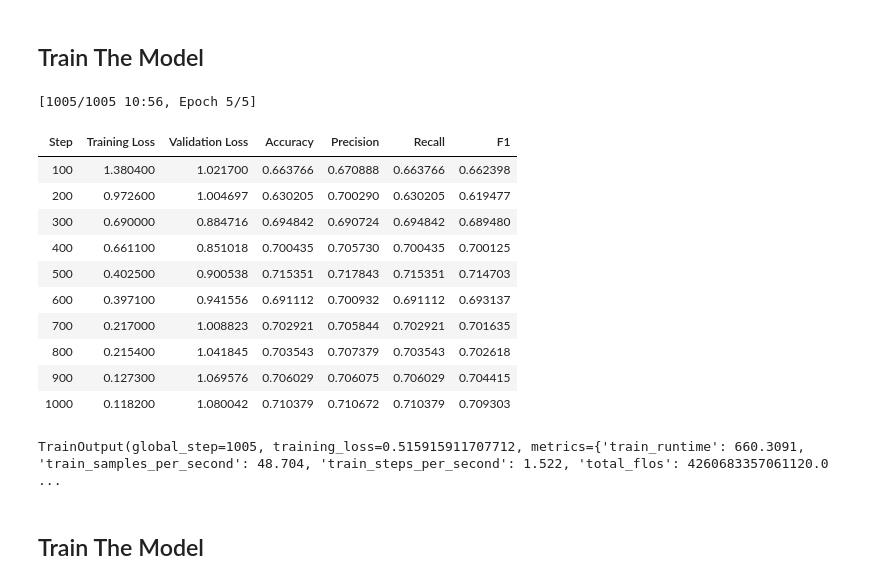
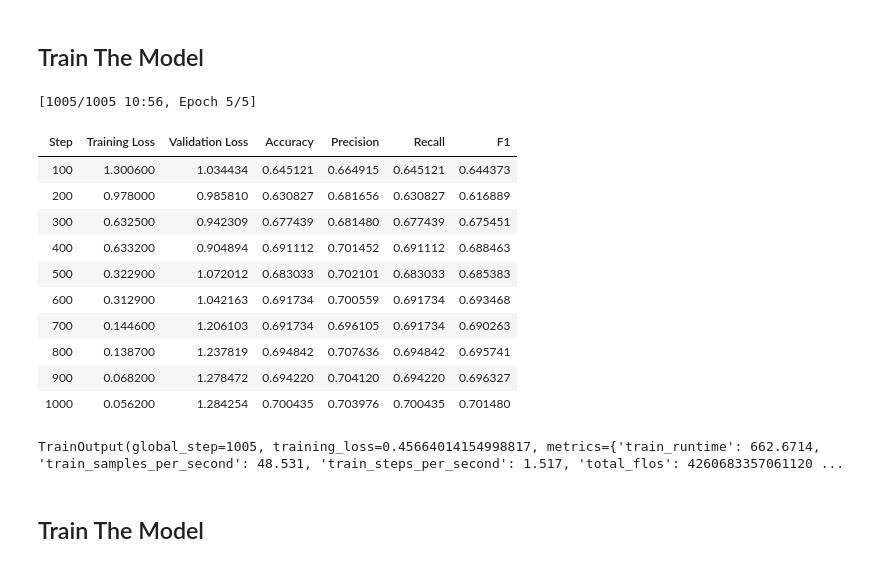
Before and after one commit to El1ters/Lingua-Natural, a Jupyter notebook: distil_bert_approach.ipynb, the cells around one changed output. Drawn from its saved outputs; the diff is of its cells as text; code cells hidden in the pictures.

```diff
--- a/distil_bert_approach.ipynb
+++ b/distil_bert_approach.ipynb
@@ -101,45 +116,48 @@ def compute_metrics(eval_pred):
 # %%
 training_args = TrainingArguments(
     output_dir='./results',
     num_train_epochs=5,
     per_device_train_batch_size=32,
     per_device_eval_batch_size=32,
     learning_rate=5e-5,
     weight_decay=0.01,
     eval_strategy="steps",
     save_steps=500,
     logging_steps=100,
     load_best_model_at_end=True,
     metric_for_best_model="accuracy",
     greater_is_better=True,
     fp16=True,
-    seed=random_state
+    seed=random_state,
 )
+
+optimizer = torch.optim.AdamW(model.parameters(), lr=1e-4, weight_decay=0.01)
 
 trainer = Trainer(
     model=model,
     args=training_args,
     train_dataset=train_dataset,
     eval_dataset=test_dataset,
     tokenizer=tokenizer,
     compute_metrics=compute_metrics,
+    optimizers = (optimizer, None)
 )
 
 trainer.train()
 # %% [output]
 [1005/1005 10:56, Epoch 5/5]
 | Step | Training Loss | Validation Loss | Accuracy | Precision | Recall | F1 |
-| 100 | 1.380400 | 1.021700 | 0.663766 | 0.670888 | 0.663766 | 0.662398 |
-| 200 | 0.972600 | 1.004697 | 0.630205 | 0.700290 | 0.630205 | 0.619477 |
-| 300 | 0.690000 | 0.884716 | 0.694842 | 0.690724 | 0.694842 | 0.689480 |
-| 400 | 0.661100 | 0.851018 | 0.700435 | 0.705730 | 0.700435 | 0.700125 |
-| 500 | 0.402500 | 0.900538 | 0.715351 | 0.717843 | 0.715351 | 0.714703 |
-| 600 | 0.397100 | 0.941556 | 0.691112 | 0.700932 | 0.691112 | 0.693137 |
-| 700 | 0.217000 | 1.008823 | 0.702921 | 0.705844 | 0.702921 | 0.701635 |
-| 800 | 0.215400 | 1.041845 | 0.703543 | 0.707379 | 0.703543 | 0.702618 |
-| 900 | 0.127300 | 1.069576 | 0.706029 | 0.706075 | 0.706029 | 0.704415 |
-| 1000 | 0.118200 | 1.080042 | 0.710379 | 0.710672 | 0.710379 | 0.709303 |
+| 100 | 1.300600 | 1.034434 | 0.645121 | 0.664915 | 0.645121 | 0.644373 |
+| 200 | 0.978000 | 0.985810 | 0.630827 | 0.681656 | 0.630827 | 0.616889 |
+| 300 | 0.632500 | 0.942309 | 0.677439 | 0.681480 | 0.677439 | 0.675451 |
+| 400 | 0.633200 | 0.904894 | 0.691112 | 0.701452 | 0.691112 | 0.688463 |
+| 500 | 0.322900 | 1.072012 | 0.683033 | 0.702101 | 0.683033 | 0.685383 |
+| 600 | 0.312900 | 1.042163 | 0.691734 | 0.700559 | 0.691734 | 0.693468 |
+| 700 | 0.144600 | 1.206103 | 0.691734 | 0.696105 | 0.691734 | 0.690263 |
+| 800 | 0.138700 | 1.237819 | 0.694842 | 0.707636 | 0.694842 | 0.695741 |
+| 900 | 0.068200 | 1.278472 | 0.694220 | 0.704120 | 0.694220 | 0.696327 |
+| 1000 | 0.056200 | 1.284254 | 0.700435 | 0.703976 | 0.700435 | 0.701480 |
-TrainOutput(global_step=1005, training_loss=0.515915911707712, metrics={'train_runtime': 660.3091, 'train_samples_per_second': 48.704, 'train_steps_per_second': 1.522, 'total_flos': 4260683357061120.0 ...
+TrainOutput(global_step=1005, training_loss=0.45664014154998817, metrics={'train_runtime': 662.6714, 'train_samples_per_second': 48.531, 'train_steps_per_second': 1.517, 'total_flos': 4260683357061120 ...
 # %% [markdown]
 ## Train The Model
 # %%
```
Also changed, not shown: parts of 6 cells of this notebook, 1 other file.
